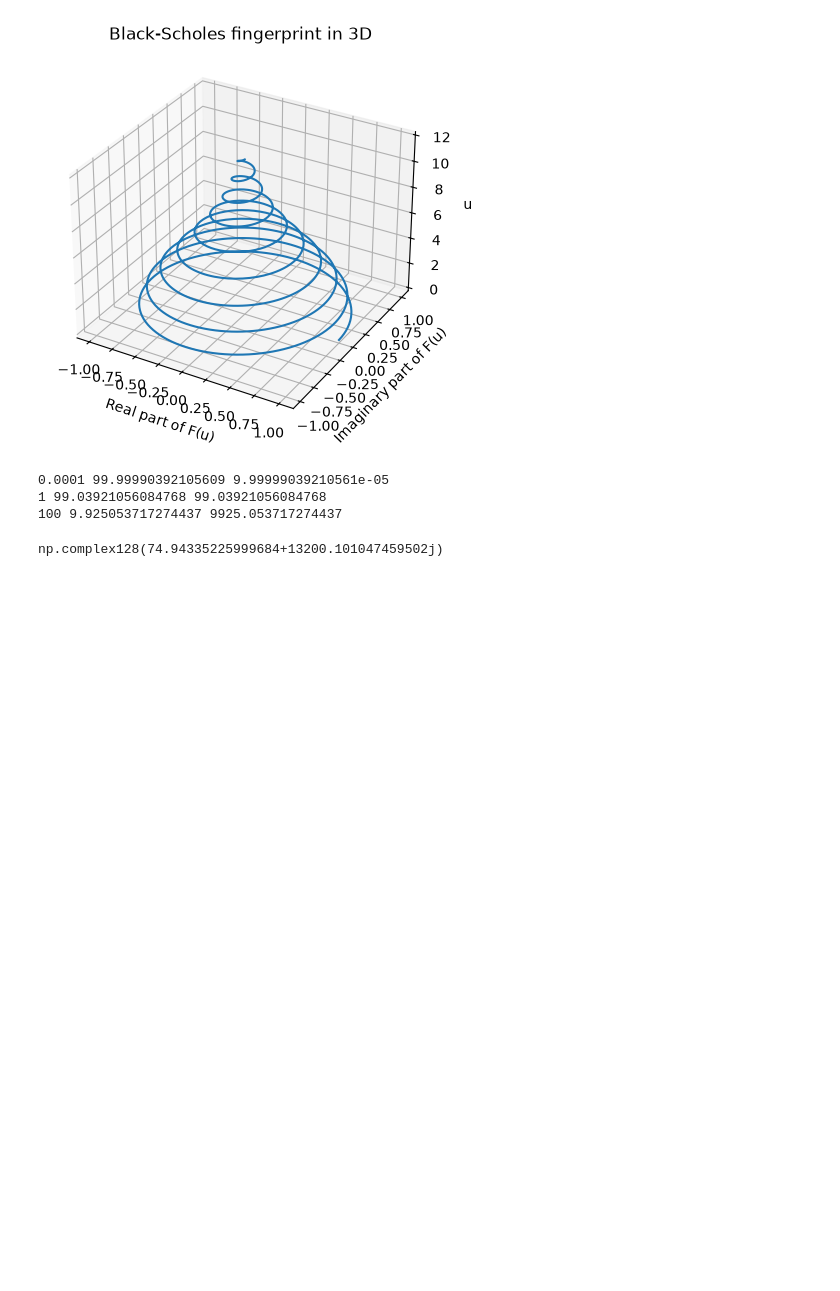
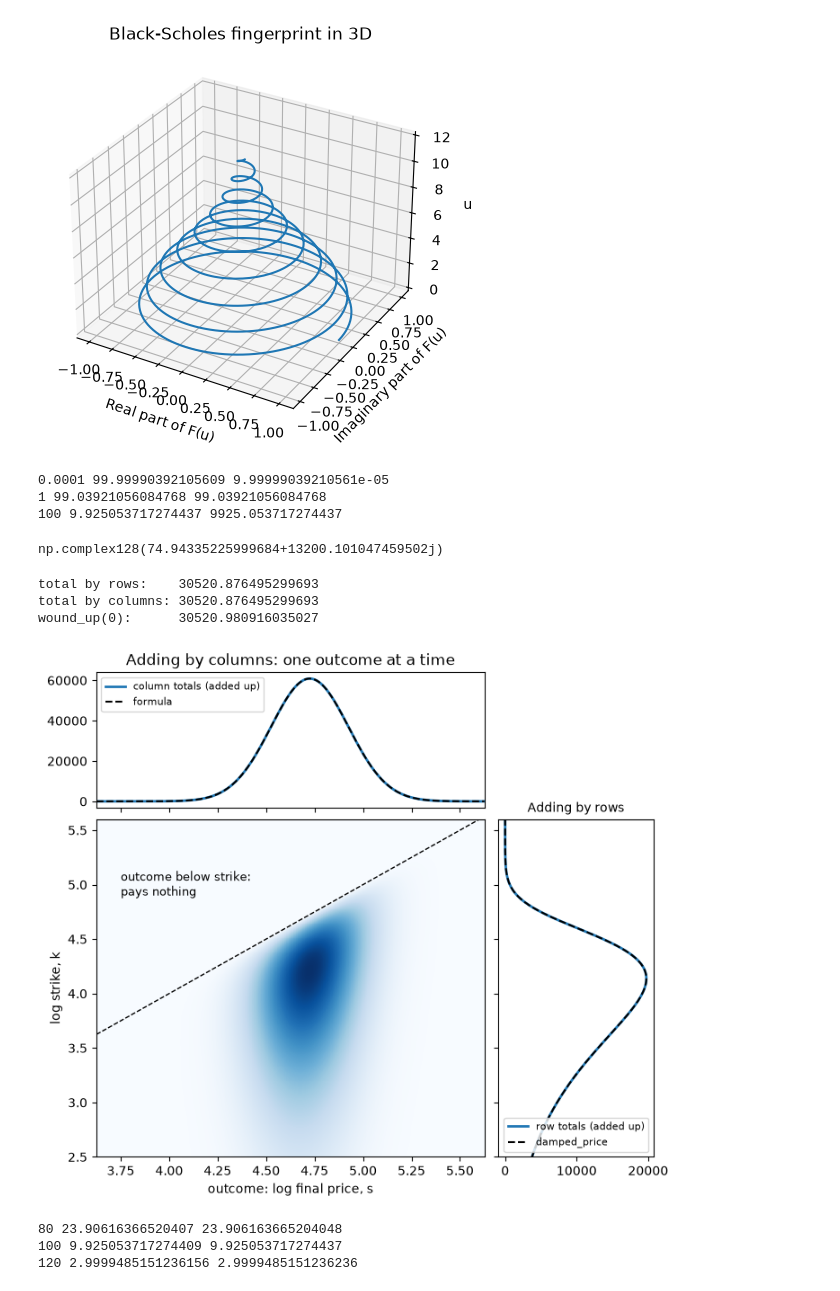
Before and after one commit to poggey/fourier-option-pricing, a Jupyter notebook: test_pricing_notebook.ipynb, the cells around one changed output. Drawn from its saved outputs; the diff is of its cells as text; code cells hidden in the pictures; blank space fills up the shorter version.

Commit message:
Price a single strike by Fourier inversion

```diff
--- a/test_pricing_notebook.ipynb
+++ b/test_pricing_notebook.ipynb
@@ -103,3 +103,77 @@ from pricing import wound_up
 wound_up(2.0, 100, 0.04, 1.0, 0.20)
 # %% [output]
 np.complex128(74.94335225999684+13200.101047459502j)
+# %%
+import numpy as np
+import matplotlib.pyplot as plt
+from pricing import log_price_density, damped_price, centre_and_spread, wound_up
+
+S0, r, T, vol, a = 100, 0.04, 1.0, 0.20, 1.5
+m, spread = centre_and_spread(S0, r, T, vol)
+
+# The table: outcomes (log final price, s) across, log strikes (k) down
+s = np.linspace(m - 5 * spread, m + 5 * spread, 600)
+k = np.linspace(-10, 6, 4000)
+S, K = np.meshgrid(s, k)
+
+# Each cell: discount x chance of the outcome x damping x payoff
+cells = (np.exp(-r * T) * log_price_density(S, S0, r, T, vol)
+         * np.exp(a * K) * np.maximum(np.exp(S) - np.exp(K), 0))
+
+# Way 1: add along each row -> the damped price at each strike
+row_totals = np.trapezoid(cells, s, axis=1)
+
+# Way 2: add down each column -> one outcome's contribution
+col_totals = np.trapezoid(cells, k, axis=0)
+
+# What each should match
+row_formula = np.array([damped_price(S0, np.exp(kk), r, T, vol, a) for kk in k])
+col_formula = (np.exp(-r * T) * log_price_density(s, S0, r, T, vol)
+               * np.exp((a + 1) * s) / (a ** 2 + a))
+
+print("total by rows:   ", np.trapezoid(row_totals, k))
+print("total by columns:", np.trapezoid(col_totals, s))
+print("wound_up(0):     ", wound_up(0, S0, r, T, vol, a).real)
+
+# The figure: table in the middle, column totals on top, row totals on the right
+fig = plt.figure(figsize=(8, 7))
+grid = fig.add_gridspec(2, 2, width_ratios=[3, 1.2], height_ratios=[1.2, 3],
+                        wspace=0.05, hspace=0.05)
+ax = fig.add_subplot(grid[1, 0])
+top = fig.add_subplot(grid[0, 0], sharex=ax)
+right = fig.add_subplot(grid[1, 1], sharey=ax)
+
+ax.pcolormesh(s, k, cells, shading="auto", cmap="Blues")
+ax.plot(s, s, color="black", lw=1, ls="--")
+ax.text(3.75, 4.9, "outcome below strike:\npays nothing", fontsize=9)
+ax.set_xlabel("outcome: log final price, s")
+ax.set_ylabel("log strike, k")
+ax.set_ylim(2.5, 5.6)
+
+top.plot(s, col_totals, lw=2, label="column totals (added up)")
+top.plot(s, col_formula, ls="--", color="black", label="formula")
+top.legend(fontsize=8)
+top.set_title("Adding by columns: one outcome at a time")
+plt.setp(top.get_xticklabels(), visible=False)
+
+right.plot(row_totals, k, lw=2, label="row totals (added up)")
+right.plot(row_formula, k, ls="--", color="black", label="damped_price")
+right.legend(fontsize=8, loc="lower right")
+right.set_title("Adding by rows", fontsize=10)
+plt.setp(right.get_yticklabels(), visible=False)
+
+plt.show()
+# %% [output]
+total by rows:    30520.876495299693
+total by columns: 30520.876495299693
+wound_up(0):      30520.980916035027
+[figure, added]
+# %%
+from pricing import price_one_strike, bs_price
+
+for K in [80, 100, 120]:
+    print(K, price_one_strike(100, K, 0.04, 1.0, 0.20), bs_price(100, K, 0.04, 1.0, 0.20))
+# %% [output]
+80 23.90616366520407 23.906163665204048
+100 9.925053717274409 9.925053717274437
+120 2.9999485151236156 2.9999485151236236
```
Also changed, not shown: 2 other files.
